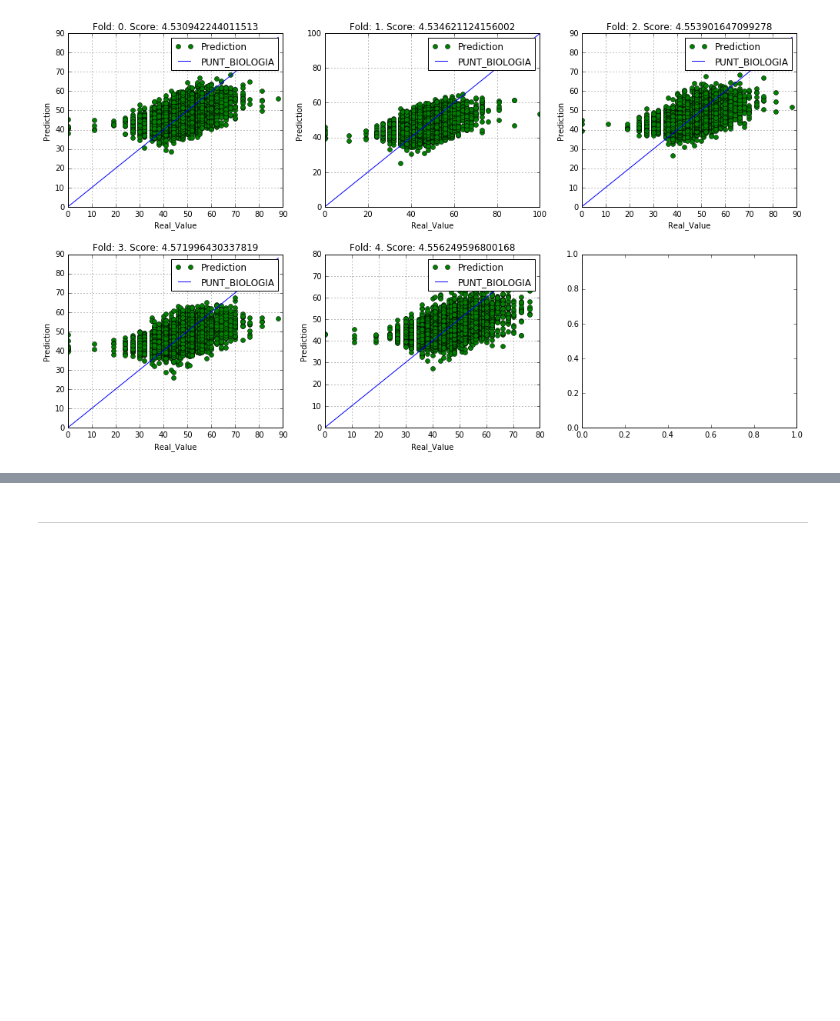
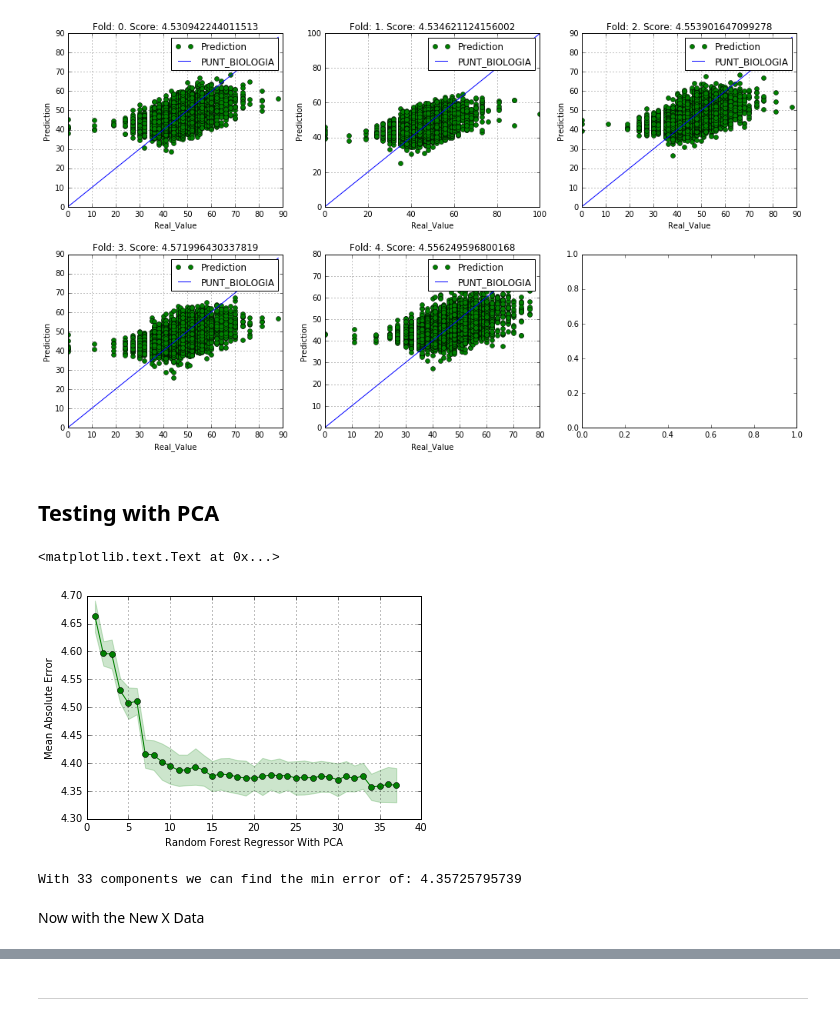
Before and after one commit to AronForero/ICFESProject, a Jupyter notebook: New_Project/Analysis_Predictions/Analysis/Random_Forest_Regressor.ipynb, the cells around one changed output, grey strips where cells are left out. Drawn from its saved outputs; the diff is of its cells as text; code cells hidden in the pictures; blank space fills up the shorter version.

```diff
--- a/New_Project/Analysis_Predictions/Analysis/Random_Forest_Regressor.ipynb
+++ b/New_Project/Analysis_Predictions/Analysis/Random_Forest_Regressor.ipynb
@@ -298,3 +299,5 @@ Mean Score: 4.54954220848
 The prediction took: 703.7042772769928 seconds
 this tooks: 703.7391061782837
 [figure]
+# %% [markdown]
+## Testing with PCA
@@ -300,0 +311,23 @@ this tooks: 703.7391061782837
+# %%
+components = range(1,38)
+cv = ShuffleSplit(n = X.shape[0], n_iter=5, test_size=0.2, random_state=0)
+r = np.array([(np.mean(-j), np.std(-j)) for j in [cross_val_score(RandomForestRegressor(max_depth=10, n_jobs=4),
+                                                                PCA(n_components=i).fit_transform(X),
+                                                                Y['PUNT_BIOLOGIA'],
+                                                                cv=cv,
+                                                                scoring = 'mean_absolute_error')
+                                               for i in components]])
+plt.plot(components, r[:,0], "o-", color="green", label="test")
+plt.grid()
+plt.fill_between(components, r[:,0]-r[:,1], r[:,0]+r[:,1], color="green", alpha=.2)
+plt.xlabel("Random Forest Regressor With PCA")
+plt.ylabel("Mean Absolute Error")
+# %% [output]
+<matplotlib.text.Text at 0x...>
+[figure, added]
+# %%
+print('With', list(r[:,0]).index(min(r[:,0])), 'components we can find the min error of:', min(r[:,0]))
+# %% [output]
+With 33 components we can find the min error of: 4.35725795739
+# %% [markdown]
+Now with the New X Data
```
Also changed, not shown: parts of 25 cells of this notebook, 8 other files.
